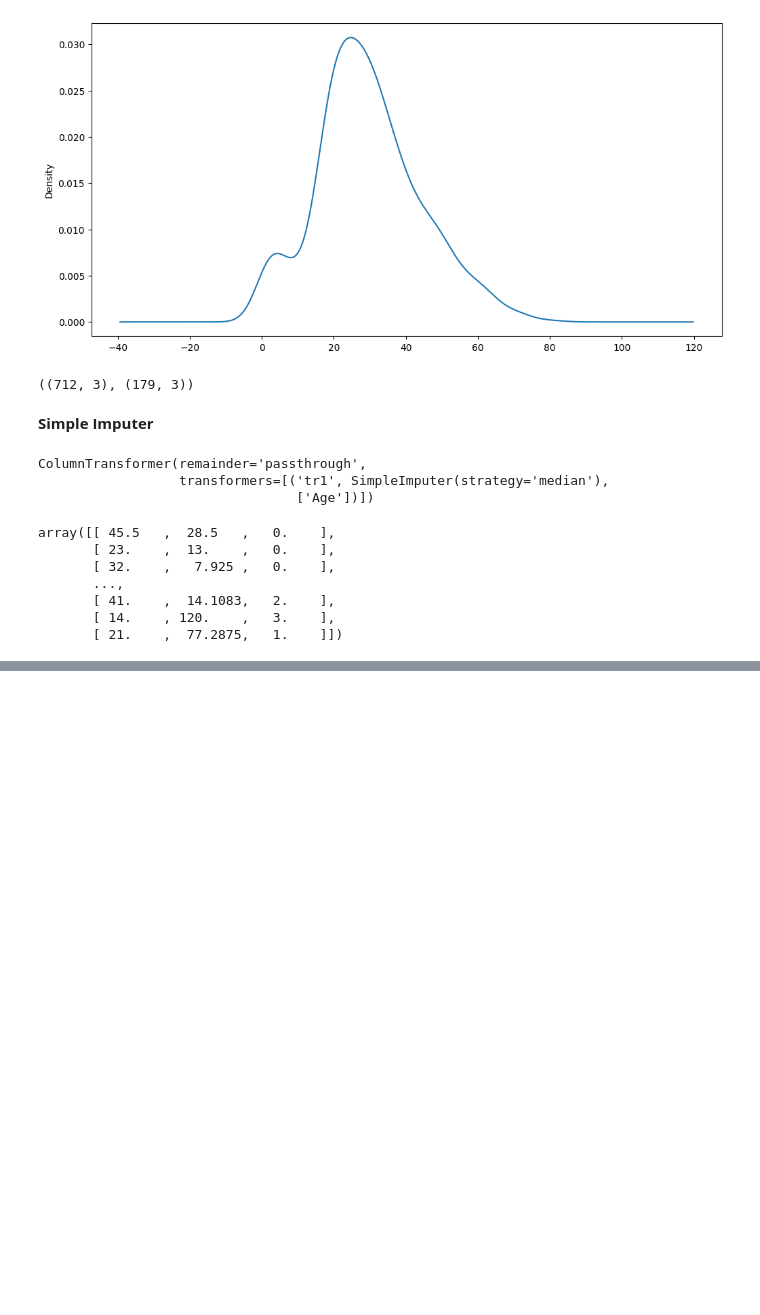
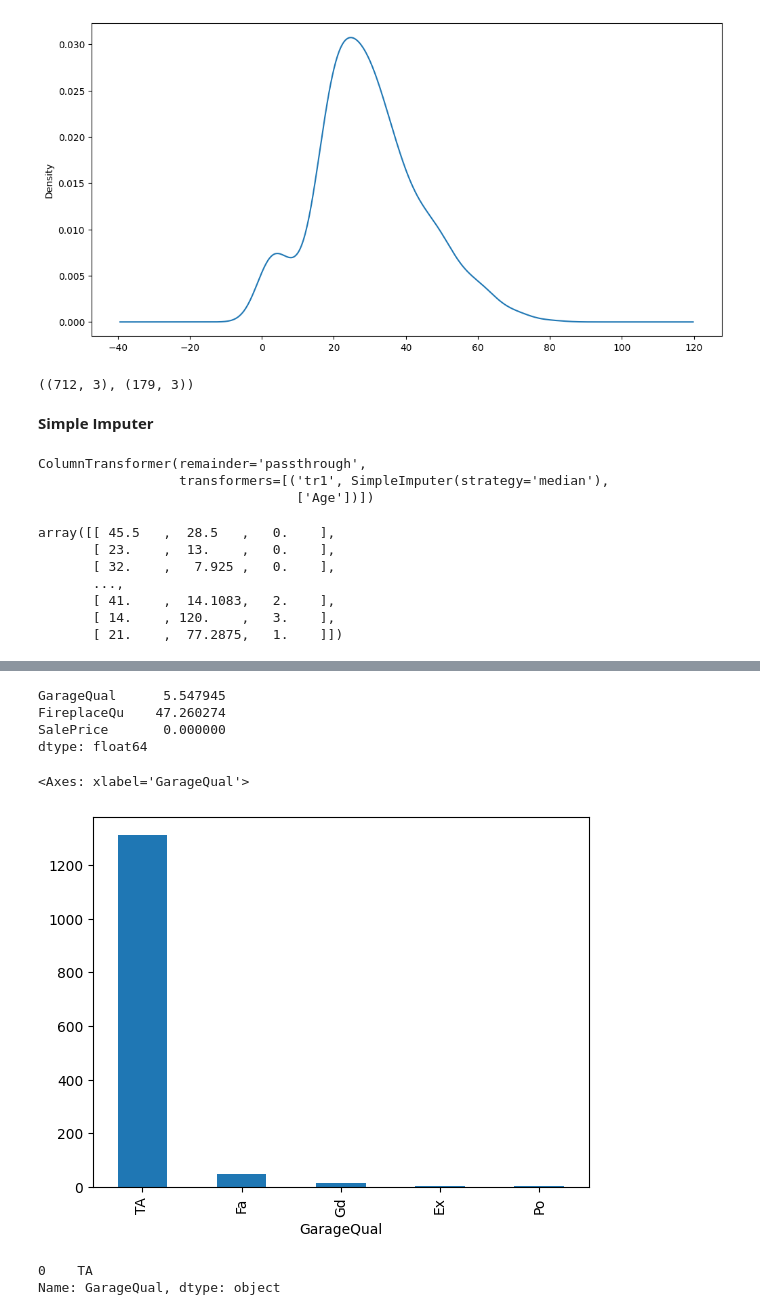
Before and after one commit to Gagan021-5/Jupyter-Notebook, a Jupyter notebook: Numericmissingval.ipynb, the cells around one changed output, grey strips where cells are left out. Drawn from its saved outputs; the diff is of its cells as text; code cells hidden in the pictures; blank space fills up the shorter version.

```diff
--- a/Numericmissingval.ipynb
+++ b/Numericmissingval.ipynb
@@ -98,0 +123,2 @@ array([[ 45.5   ,  28.5   ,   0.    ],
+# %%
+dt = pd.read_csv('housepricing.csv')[['GarageQual','FireplaceQu','SalePrice']]
@@ -98,0 +134,17 @@ array([[ 45.5   ,  28.5   ,   0.    ],
+# %%
+dt.isnull().mean()*100
+# %% [output]
+GarageQual      5.547945
+FireplaceQu    47.260274
+SalePrice       0.000000
+dtype: float64
+# %%
+dt['GarageQual'].value_counts().plot(kind='bar')
+# %% [output]
+<Axes: xlabel='GarageQual'>
+[figure, added]
+# %%
+dt['GarageQual'].mode()
+# %% [output]
+0    TA
+Name: GarageQual, dtype: object
```
Also changed, not shown: parts of 12 cells of this notebook, 1 other file.
